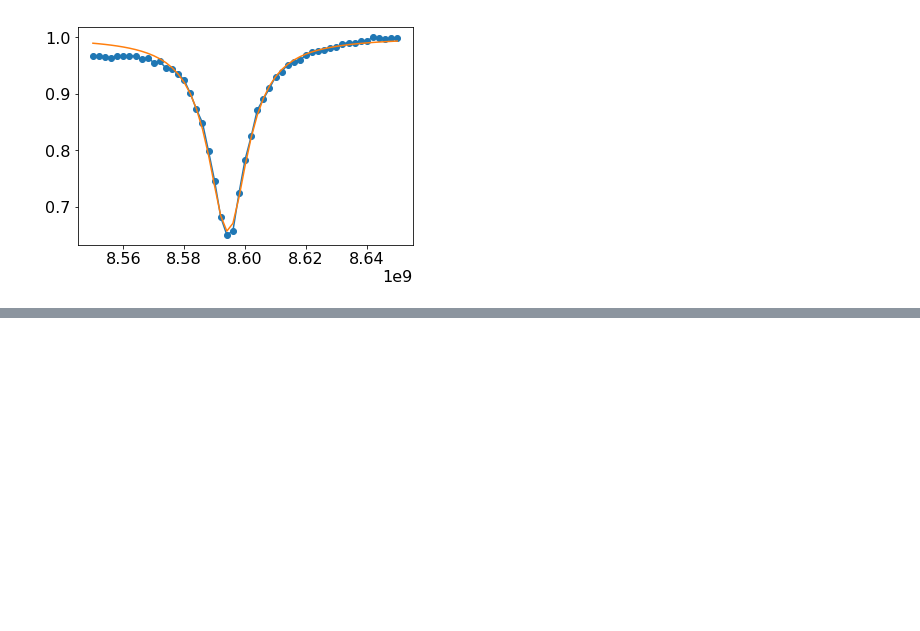
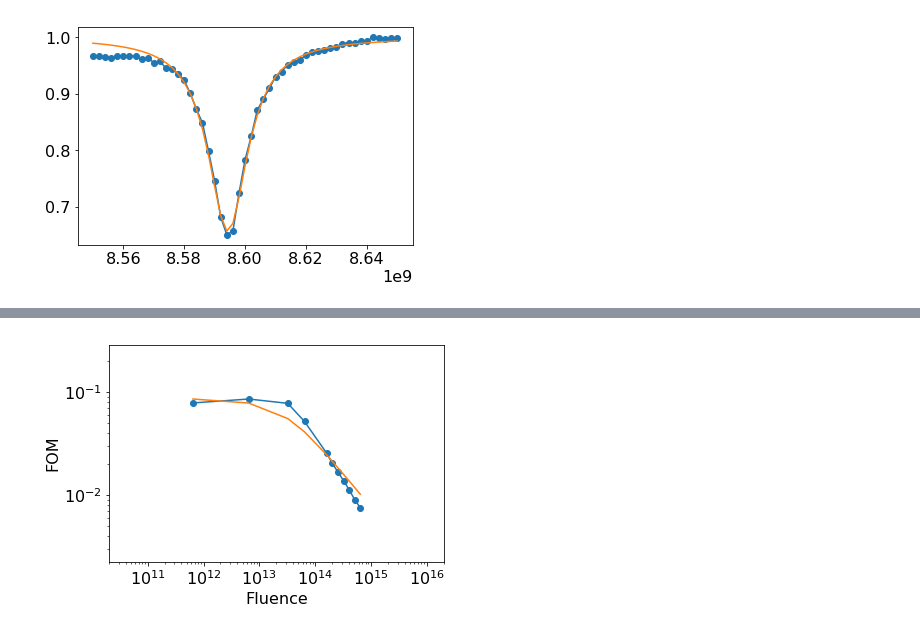
Before and after one commit to aspitarl/TRMC, a Jupyter notebook: 10-17-18.ipynb, the cells around one changed output, grey strips where cells are left out. Saved outputs shown, nothing was run; the diff lists cells and outputs as text; code cells hidden in the pictures; blank space fills up the shorter version.

Commit message:
add modeling of fluence dependence

```diff
--- a/10-17-18.ipynb
+++ b/10-17-18.ipynb
@@ -175,0 +176,20 @@ ax.set_xlim(0,.7e-6)
+# %%
+k1 = 1e7
+k2 = 1e-10
+k3 = 1.6e-28
+
+fluences = np.flip(fom.index,0)
+
+n_max = np.zeros(len(fluences))
+n_0max = np.zeros(len(fluences))
+
+for i, fluence in enumerate(fluences):
+    print('calculating n for fluence: ', fluence)
+    power,dng = kin.calc_pow(t,fluence,params)
+    n = kin.calc_n(dng,k1,k2,k3)
+    #n_arr[i] = n
+    n_max[i] = n.max()
+    n_0max[i] = np.trapz(dng,dng.index)
+
+R = pd.Series(n_max/n_0max,index = fluences)
+R = R*(fom.max()/R.max())
@@ -175,0 +208,13 @@ ax.set_xlim(0,.7e-6)
+# %%
+fig, ax = plt.subplots(1)
+
+ax.plot(fom,marker = 'o')
+ax.plot(R)
+ax.set_ylabel('FOM')
+ax.set_xlabel('Fluence')
+
+ax.set_yscale('log')
+ax.set_xscale('log')
+ax.margins(0.5)
+# %% [output]
+[figure, added]
```
Also changed, not shown: parts of 3 cells of this notebook.
